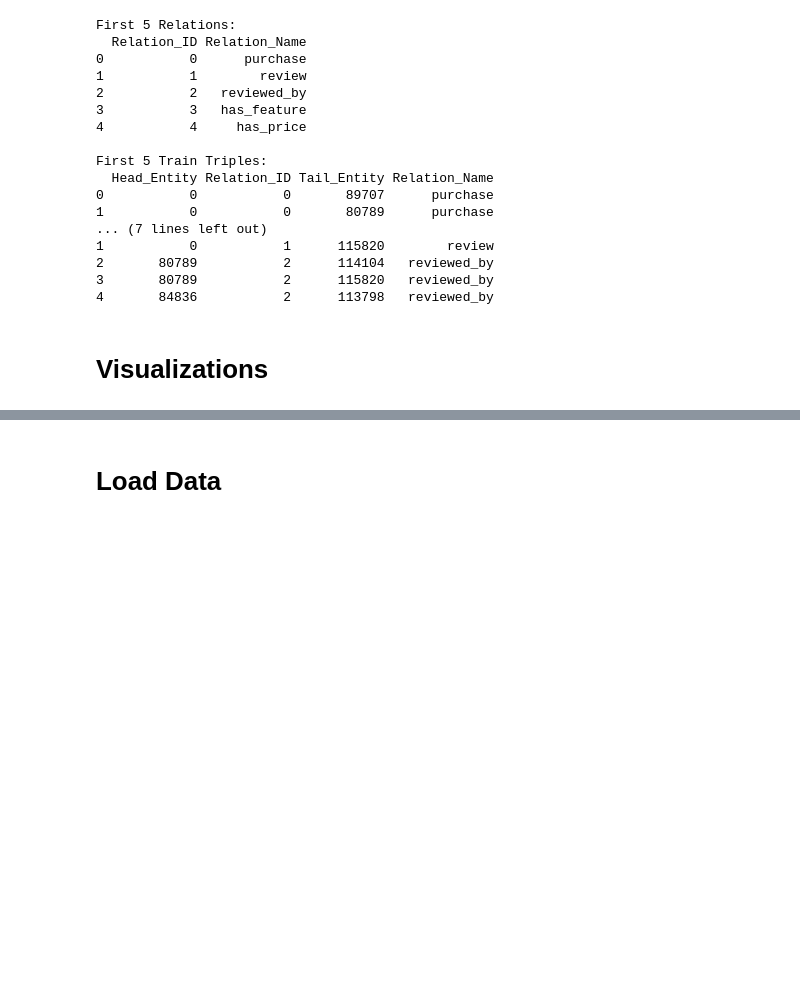
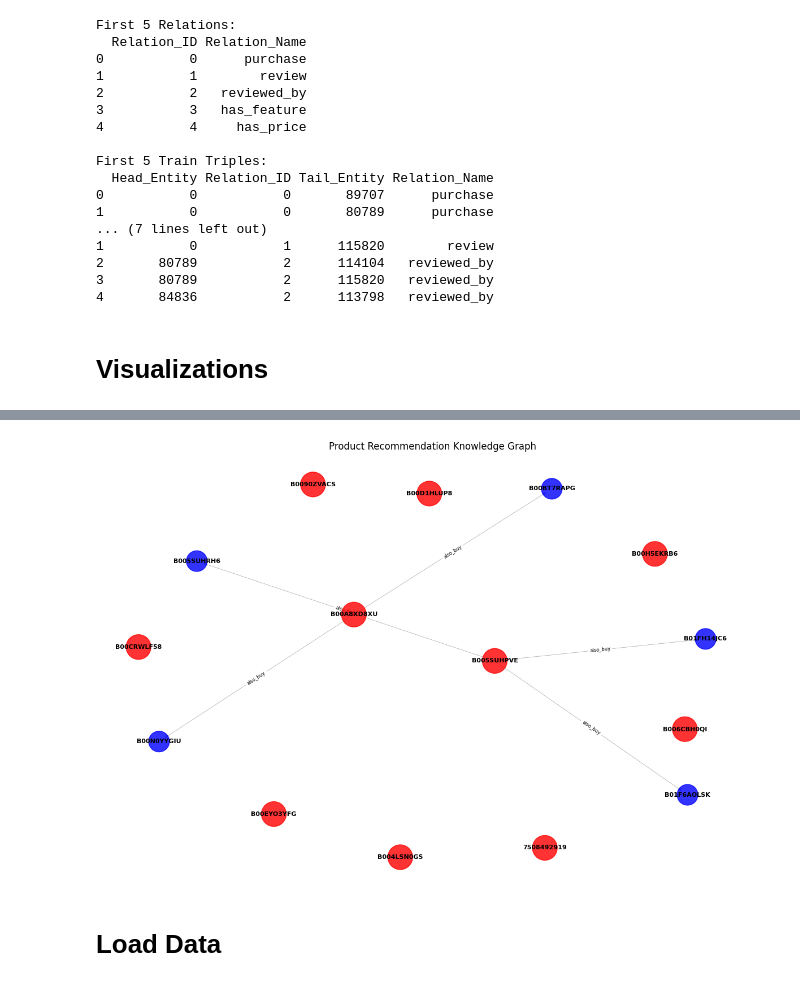
Before and after one commit to davidelgas/DataSciencePortfolio, a Jupyter notebook: Knowledge Graph/KG_DNN.ipynb, the cells around one changed output, grey strips where cells are left out. Drawn from its saved outputs; the diff is of its cells as text; code cells hidden in the pictures; blank space fills up the shorter version.

```diff
--- a/Knowledge Graph/KG_DNN.ipynb
+++ b/Knowledge Graph/KG_DNN.ipynb
@@ -417,3 +568,86 @@ Ok, that was fun. But lets create one from scratch.
+# %%
+def visualize_recommendations(G, user_id, item_entities_df, recommendations):
+    import networkx as nx
+    import matplotlib.pyplot as plt
+
+    # Create a new graph for visualization
+    rec_graph = nx.DiGraph()
+
+    # Get purchased items for this user
+    purchased_items = [edge[1] for edge in G.edges(user_id, data=True)
+                       if edge[2]['relation'] == 'purchase']
+
+    # Add purchased items as nodes
+    for item_id in purchased_items:
+        rec_graph.add_node(item_id, type='purchased')
+
+    # Add recommended items and their connections
+    for rec_id, score in recommendations:
+        rec_graph.add_node(rec_id, type='recommended')
+
+        # Connect to the original purchase that led to this recommendation
+        for purchased_id in purchased_items:
+            edge_data = G.get_edge_data(purchased_id, rec_id)
+            if edge_data:
+                rec_graph.add_edge(purchased_id, rec_id,
+                                   relation=edge_data['relation'],
+                                   weight=score)
+
+    # Visualization
+    plt.figure(figsize=(12, 8))
+
+    # Prepare node colors
+    node_colors = ['red' if rec_graph.nodes[node].get('type') == 'purchased'
+                   else 'blue' for node in rec_graph.nodes()]
+
+    # Prepare node sizes
+    node_sizes = [1000 if rec_graph.nodes[node].get('type') == 'purchased'
+                  else 700 for node in rec_graph.nodes()]
+
+    # Layout
+    pos = nx.spring_layout(rec_graph, k=0.5, iterations=50)
+
+    # Draw nodes
+    nx.draw_networkx_nodes(rec_graph, pos,
+                            node_color=node_colors,
+                            node_size=node_sizes,
+                            alpha=0.8)
+
+    # Draw labels with product names
+    labels = {}
+    for node in rec_graph.nodes():
+        product_info = item_entities_df[item_entities_df['Entity_ID'] == node]
+        if not product_info.empty:
+            labels[node] = product_info.iloc[0]['Entity_Name']
+        else:
+            labels[node] = str(node)
+
+    nx.draw_networkx_labels(rec_graph, pos, labels, font_size=8, font_weight="bold")
+
+    # Draw edges
+    edges = list(rec_graph.edges())
+    weights = [rec_graph[u][v].get('weight', 1) for u, v in edges]
+    nx.draw_networkx_edges(rec_graph, pos,
+                            edge_color='gray',
+                            width=[w/2 for w in weights],
+                            alpha=0.7,
+                            arrows=True)
+
+    # Draw edge labels
+    edge_labels = {(u,v): rec_graph[u][v]['relation'] for (u,v) in rec_graph.edges()}
+    nx.draw_networkx_edge_labels(rec_graph, pos,
+                                  edge_labels=edge_labels,
+                                  font_size=6)
+
+    plt.title("Product Recommendation Knowledge Graph")
+    plt.axis('off')
+    plt.tight_layout()
+    plt.show()
+
+# Visualize the recommendations
+visualize_recommendations(complete_KG, '0', item_entities_df, recommendations)
+# %% [output]
+[figure, added]
 # %% [markdown]
 # Load Data
 # %% [markdown]
```
Also changed, not shown: parts of 8 cells of this notebook.
